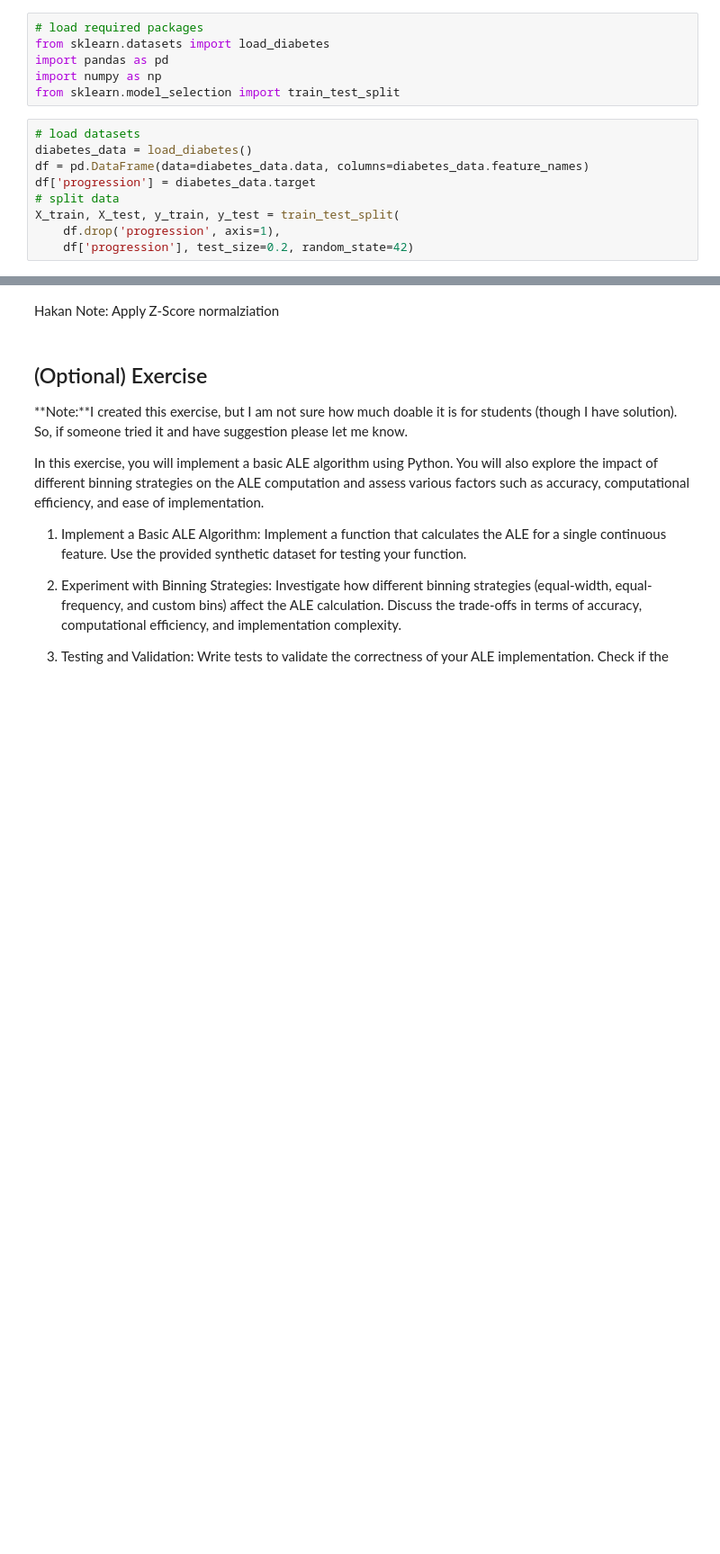
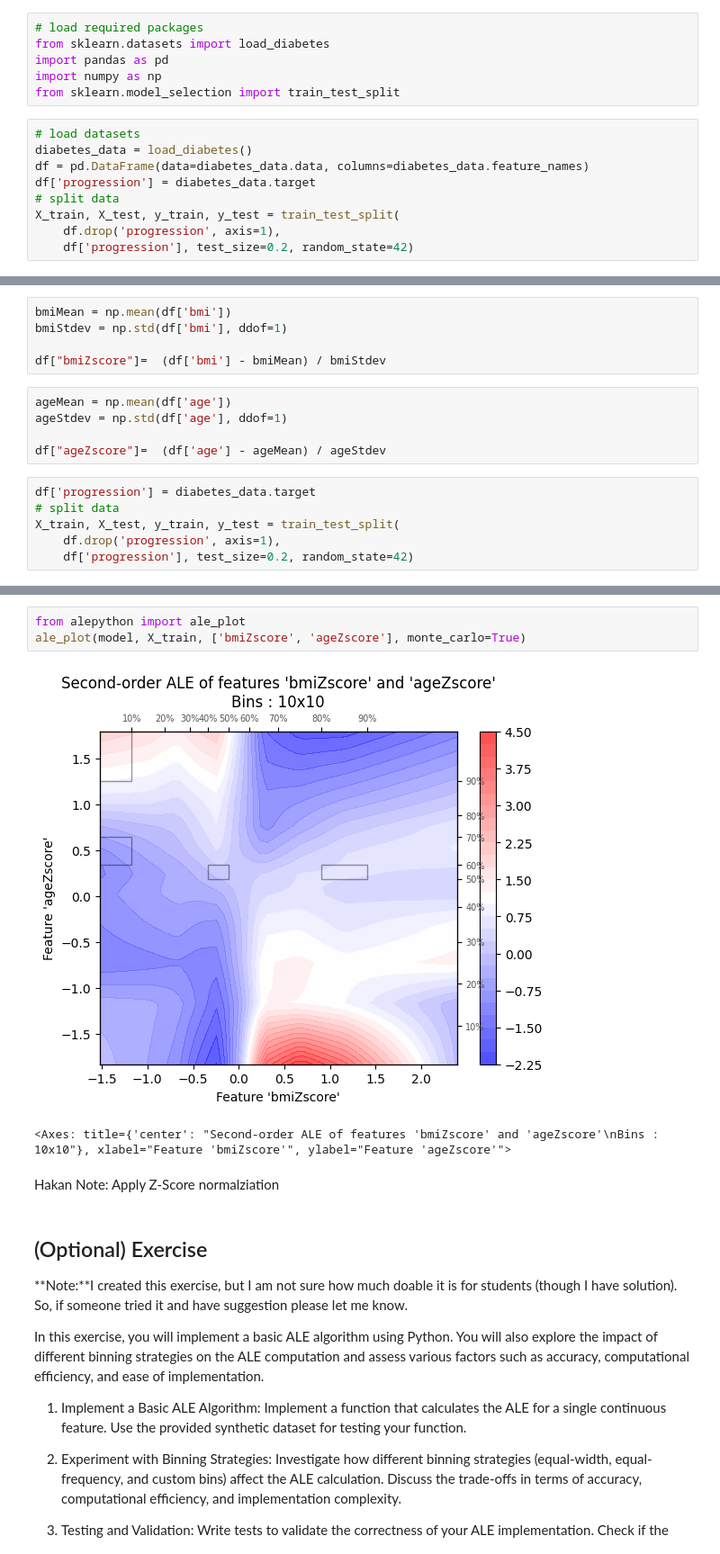
Before and after one commit to Wan-Razaq/Expainable-AI, a Jupyter notebook: 2024_Lecture_1_XAI.ipynb, the cells around one changed output, grey strips where cells are left out. Shown: that part at 90% size. Drawn from its saved outputs; the diff is of its cells as text; blank space fills up the shorter version.

```diff
--- a/2024_Lecture_1_XAI.ipynb
+++ b/2024_Lecture_1_XAI.ipynb
@@ -362,0 +377,16 @@ Complete the code from here. You can choose bmi and age as the varibales.
+# %%
+bmiMean = np.mean(df['bmi'])
+bmiStdev = np.std(df['bmi'], ddof=1)
+
+df["bmiZscore"]=  (df['bmi'] - bmiMean) / bmiStdev
+# %%
+ageMean = np.mean(df['age'])
+ageStdev = np.std(df['age'], ddof=1)
+
+df["ageZscore"]=  (df['age'] - ageMean) / ageStdev
+# %%
+df['progression'] = diabetes_data.target
+# split data
+X_train, X_test, y_train, y_test = train_test_split(
+    df.drop('progression', axis=1),
+    df['progression'], test_size=0.2, random_state=42)
@@ -363,3 +399,9 @@ Complete the code from here. You can choose bmi and age as the varibales.
+# %%
+from alepython import ale_plot
+ale_plot(model, X_train, ['bmiZscore', 'ageZscore'], monte_carlo=True)
+# %% [output]
+[figure, added]
+<Axes: title={'center': "Second-order ALE of features 'bmiZscore' and 'ageZscore'\nBins : 10x10"}, xlabel="Feature 'bmiZscore'", ylabel="Feature 'ageZscore'">
 # %% [markdown]
 Hakan Note: Apply Z-Score normalziation
 # %% [markdown]
```
Also changed, not shown: parts of 7 cells of this notebook.
